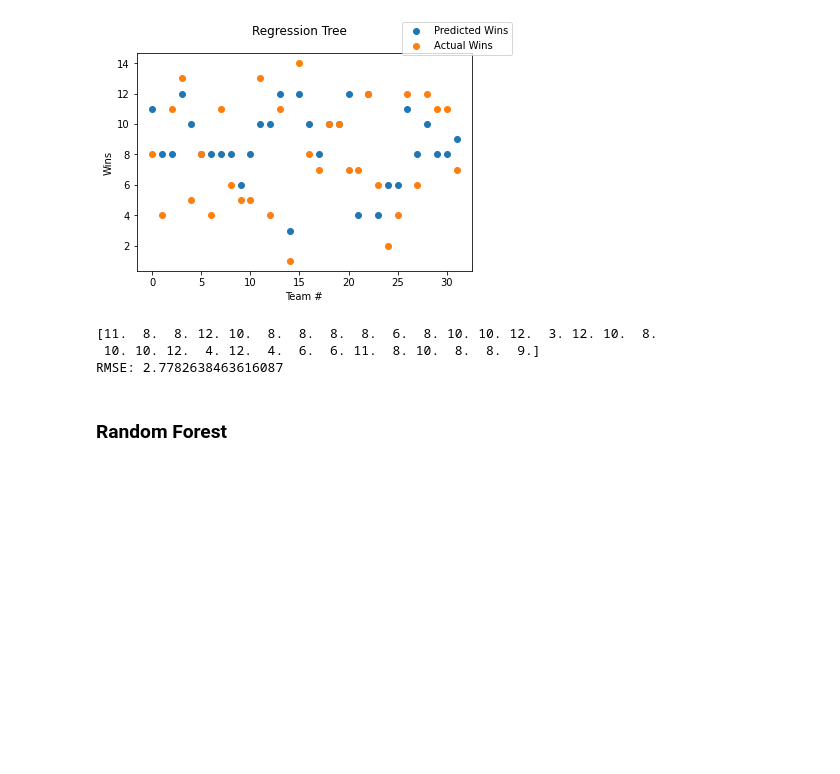
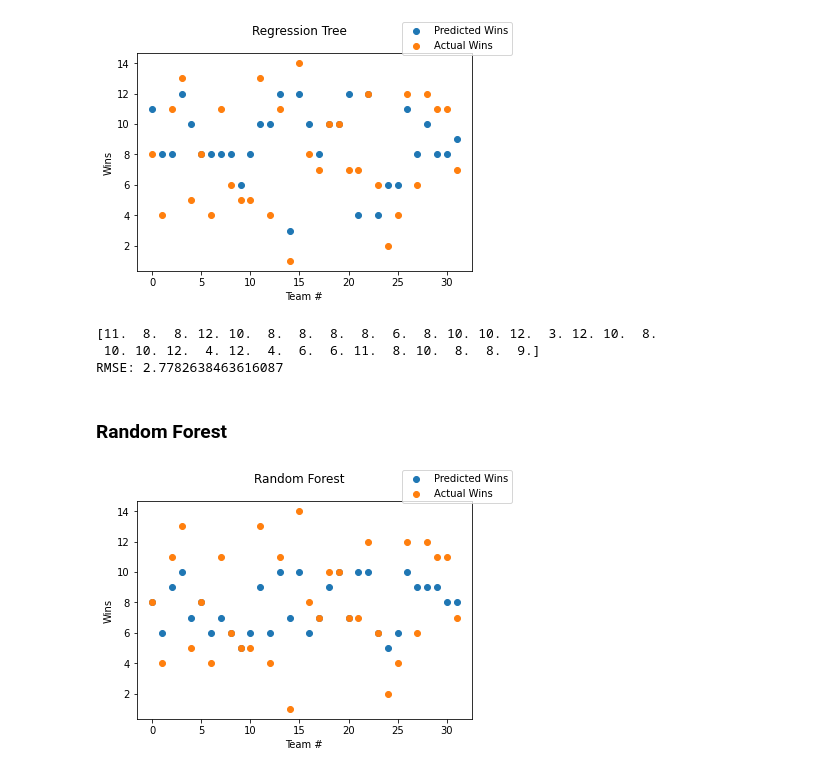
Before and after one commit to JuneyBoy/Football-SL-Project, a Jupyter notebook: Football_Predictions.ipynb, the cells around one changed output. Saved outputs shown, nothing was run; the diff lists cells and outputs as text; code cells hidden in the pictures; blank space fills up the shorter version.

Commit message:
random forest

```diff
--- a/Football_Predictions.ipynb
+++ b/Football_Predictions.ipynb
@@ -458,16 +458,6 @@ def create_bootstrapped_dataset(og_dataset):
         rand_idx = np.random.randint(low=0, high=num_values - 1)
         bs_dataset.append(og_dataset[rand_idx])
     return bs_dataset
-
-
-def random_exclude(low, hi, size=1, excludes=[]):
-    r_nums = []
-    for i in range(size):
-        r = np.random.randint(low, hi)
-        while r in excludes:
-            r = np.random.randint(low, hi)
-        r_nums.append(r)
-    return r_nums
 
 
 def find_best_split_with_subset(observations, subset_columns):
@@ -496,7 +486,7 @@ def find_best_split_with_subset(observations, subset_columns):
                     ssr[1],
                     ssr[2],
                 ]
-    #print(best_split)
+    # print(best_split)
     return best_split
 
 
@@ -504,66 +494,63 @@ def grow_forest_tree(
     root,
     observations,
     num_subset_variables,
-    selected_columns=[],
+    available_columns,
     min_num_of_observations_per_split=2,
     min_ssr_delta=10,
 ):
-    while True:
-        num_attr = len(observations[0][:-1])
-        subset_columns = random_exclude(
-            low=0,
-            hi=num_attr,
-            size=num_subset_variables - 1,
-            excludes=selected_columns,
-        )
+    # randomly choose variables for subsetting
+    subset_columns = np.random.choice(available_columns, size=num_subset_variables)
 
+    # use the selected column with smallest ssr as the split
+    # add that column to list of already selected columns
+    split_info = find_best_split_with_subset(observations, subset_columns)
+    available_columns.remove(split_info[1])
+    max_subsetted = len(available_columns) >= num_subset_variables
 
-        split_info = find_best_split_with_subset(observations, subset_columns)
-        print(selected_columns)
-        selected_columns.append(split_info[1])
-
-        if (
-            len(split_info[3]) <= min_num_of_observations_per_split
-            or len(split_info[4]) <= min_num_of_observations_per_split
-            or root.ssr - split_info[0] < min_ssr_delta
-        ):
-            # leaf nodes that only hold predictions and do not hold splits
-            root.left = TreeNode()
-            root.left.prediction = split_info[5]
-            root.left.is_leaf_node = True
-
-            root.right = TreeNode()
-            root.right.prediction = split_info[6]
-            root.right.is_leaf_node = True
-
-        root.split_column = split_info[1]
-        root.split = split_info[2]
-        root.ssr = split_info[0]
-        root.is_leaf_node = False
-
-        if (
-            root.left
-            and root.right
-            and (root.left.is_leaf_node or root.right.is_leaf_node)
-        ):
-            break
-
+    if (
+        len(split_info[3]) <= min_num_of_observations_per_split
+        or len(split_info[4]) <= min_num_of_observations_per_split
+        or root.ssr - split_info[0] < min_ssr_delta
+        or max_subsetted
+    ):
+        # leaf nodes that only hold predictions and do not hold splits
         root.left = TreeNode()
-        root.left = grow_forest_tree(root.left, split_info[3], num_subset_variables)
+        root.left.prediction = split_info[5]
+        root.left.is_leaf_node = True
 
         root.right = TreeNode()
-        root.right = grow_forest_tree(root.right, split_info[4], num_subset_variables)
+        root.right.prediction = split_info[6]
+        root.right.is_leaf_node = True
 
+    root.split_column = split_info[1]
+    root.split = split_info[2]
+    root.ssr = split_info[0]
+    root.is_leaf_node = False
+
+    if max_subsetted or (
+        root.left and root.right and (root.left.is_leaf_node or root.right.is_leaf_node)
+    ):
         return root
+
+    root.left = grow_forest_tree(
+        TreeNode(), split_info[3], num_subset_variables, available_columns
+    )
+
+    root.right = grow_forest_tree(
+        TreeNode(), split_info[4], num_subset_variables, available_columns
+    )
 
     return root
 
 
-def grow_forest(observations, num_trees=100):
+def grow_forest(observations, num_trees=1000):
     forest = []
     for i in range(num_trees):
+        num_subset_variables = int(np.sqrt(len(observations[0][:-1])))
+        num_attr = len(observations[0][:-1])
+        available_columns = [*range(num_attr)]
         root = grow_forest_tree(
-            TreeNode(), observations, int(np.sqrt(len(observations[0][:-1])))
+            TreeNode(), observations, num_subset_variables, available_columns
         )
         forest.append(root)
     return forest
@@ -572,30 +559,31 @@ def grow_forest(observations, num_trees=100):
 def get_predictions_from_forest(forest, observations):
     tree_predictions = []
     for root in forest:
         tree_prediction = get_predictions_from_tree(
             root,
             observations,
         )
         tree_predictions.append(tree_prediction)
 
     # return mean of all corresponding columns (axis=0)
     return np.mean(tree_predictions, axis=0)
 
 
 bs_training = create_bootstrapped_dataset(training_examples)
 forest = grow_forest(bs_training, 100)
 
 predicted_wins = np.round(
     get_predictions_from_forest(
         forest, [validation_example[:-1] for validation_example in validation_examples]
     )
 )
 
 actual_wins = [validation_example[-1] for validation_example in validation_examples]
 
 ex_nums = [i for i in range(len(predicted_wins))]
 
 plot_results(ex_nums, predicted_wins, actual_wins, "Random Forest")
 print(predicted_wins)
 print_rmse(predicted_wins, actual_wins)
 # %% [output]
+[figure, added]
```
Also changed, not shown: parts of 1 cell of this notebook, 1 other file.
